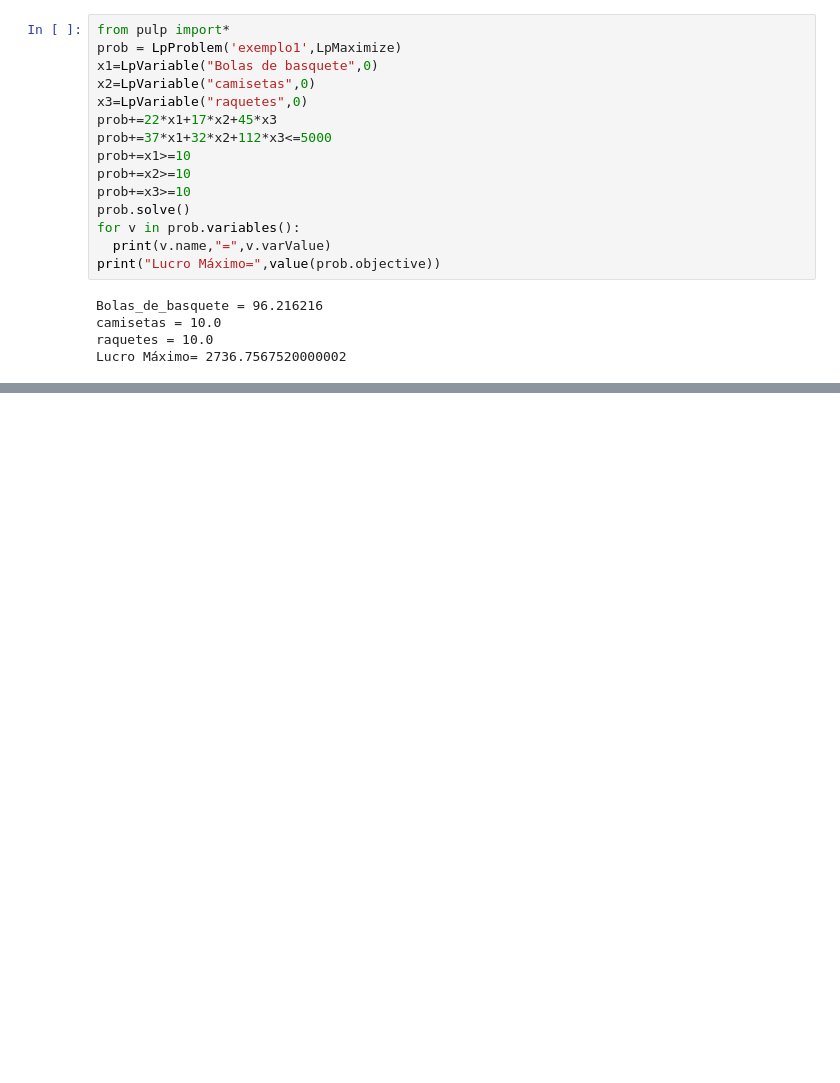
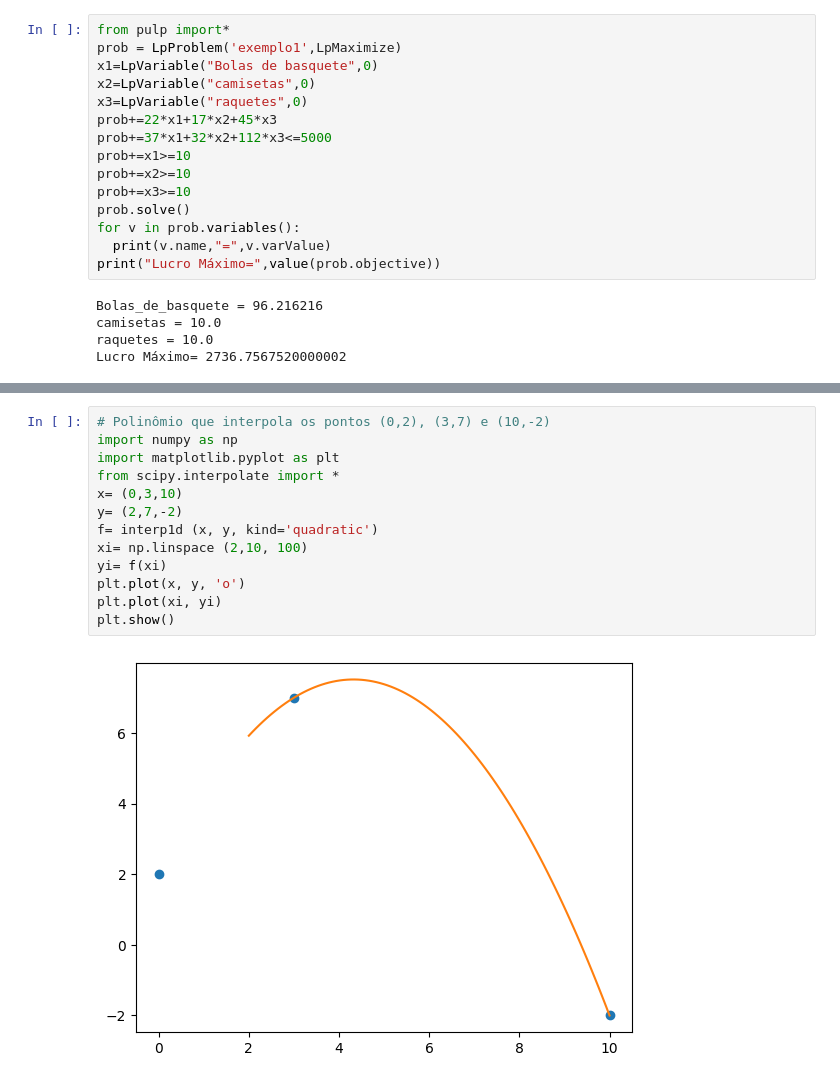
Before and after one commit to Melque84/Estudo, a Jupyter notebook: Aula_01.ipynb, the cells around one changed output, grey strips where cells are left out. Saved outputs shown, nothing was run; the diff lists cells and outputs as text; blank space fills up the shorter version.

```diff
--- a/Aula_01.ipynb
+++ b/Aula_01.ipynb
@@ -729,0 +773,15 @@ Lucro Máximo= 2736.7567520000002
+# %%
+# Polinômio que interpola os pontos (0,2), (3,7) e (10,-2)
+import numpy as np
+import matplotlib.pyplot as plt
+from scipy.interpolate import *
+x= (0,3,10)
+y= (2,7,-2)
+f= interp1d (x, y, kind='quadratic')
+xi= np.linspace (2,10, 100)
+yi= f(xi)
+plt.plot(x, y, 'o')
+plt.plot(xi, yi)
+plt.show()
+# %% [output]
+[figure, added]
```
Also changed, not shown: parts of 13 cells of this notebook.
